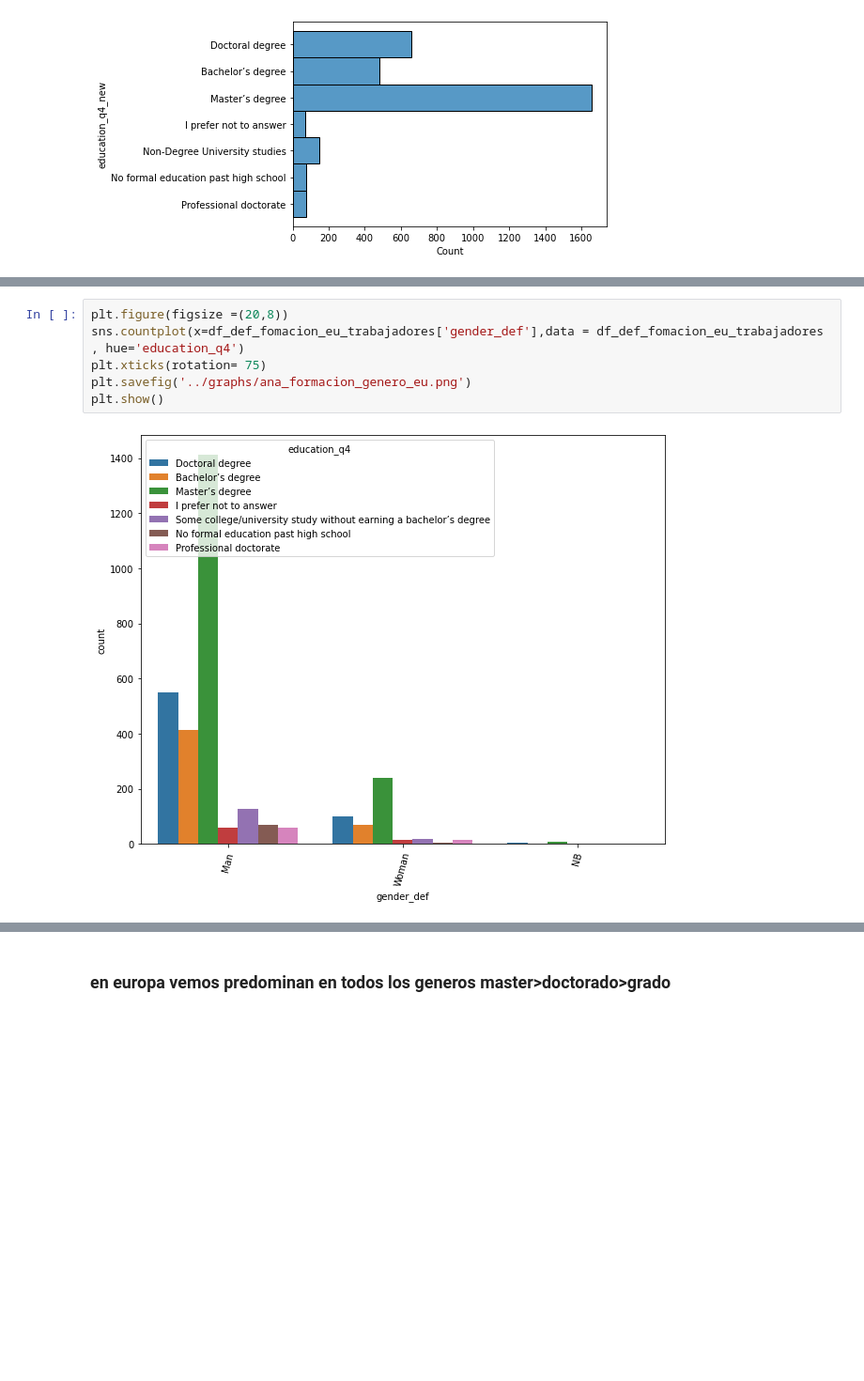
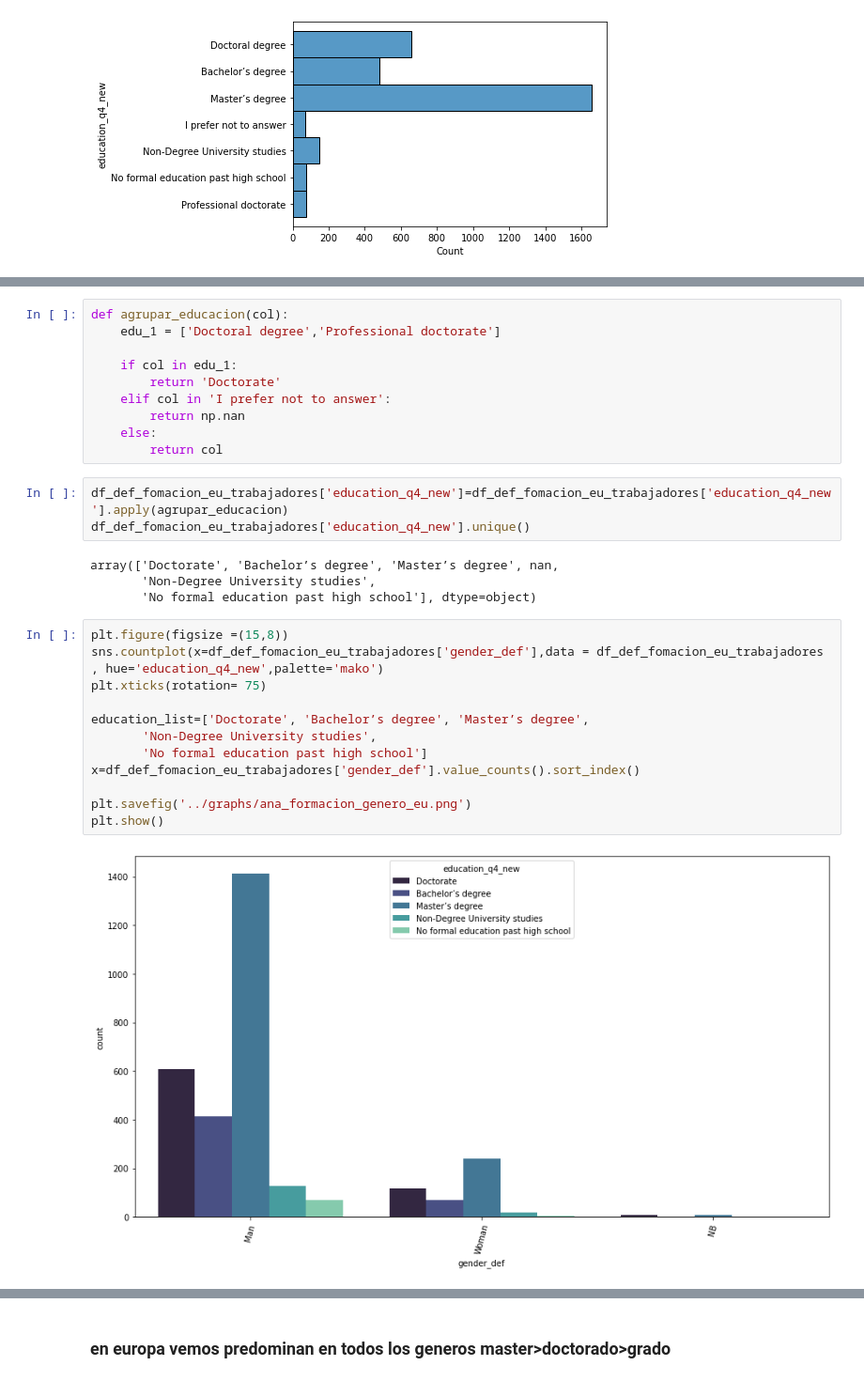
Before and after one commit to Adalab/project-da-promo-c-module-2-team-1, a Jupyter notebook: code/EducacionQ4_ana.ipynb, the cells around one changed output, grey strips where cells are left out. Shown at 94% size. Cells and saved outputs as stored; diff of their text form; blank space fills up the shorter version.

```diff
--- a/code/EducacionQ4_ana.ipynb
+++ b/code/EducacionQ4_ana.ipynb
@@ -162,8 +169,31 @@ plt.show()
+# %%
+def agrupar_educacion(col):
+    edu_1 = ['Doctoral degree','Professional doctorate']
+
+    if col in edu_1:
+        return 'Doctorate'
+    elif col in 'I prefer not to answer':
+        return np.nan
+    else:
+        return col
+# %%
+df_def_fomacion_eu_trabajadores['education_q4_new']=df_def_fomacion_eu_trabajadores['education_q4_new'].apply(agrupar_educacion)
+df_def_fomacion_eu_trabajadores['education_q4_new'].unique()
+# %% [output]
+array(['Doctorate', 'Bachelor’s degree', 'Master’s degree', nan,
+       'Non-Degree University studies',
+       'No formal education past high school'], dtype=object)
 # %%
-plt.figure(figsize =(20,8))
-sns.countplot(x=df_def_fomacion_eu_trabajadores['gender_def'],data = df_def_fomacion_eu_trabajadores , hue='education_q4')
+plt.figure(figsize =(15,8))
+sns.countplot(x=df_def_fomacion_eu_trabajadores['gender_def'],data = df_def_fomacion_eu_trabajadores , hue='education_q4_new',palette='mako')
 plt.xticks(rotation= 75)
+
+education_list=['Doctorate', 'Bachelor’s degree', 'Master’s degree',
+       'Non-Degree University studies',
+       'No formal education past high school']
+x=df_def_fomacion_eu_trabajadores['gender_def'].value_counts().sort_index()
+
 plt.savefig('../graphs/ana_formacion_genero_eu.png')
 plt.show()
 # %% [output]
-[figure, old version]
+[figure, new version]
```
Also changed, not shown: parts of 9 cells of this notebook, 6 other files.
